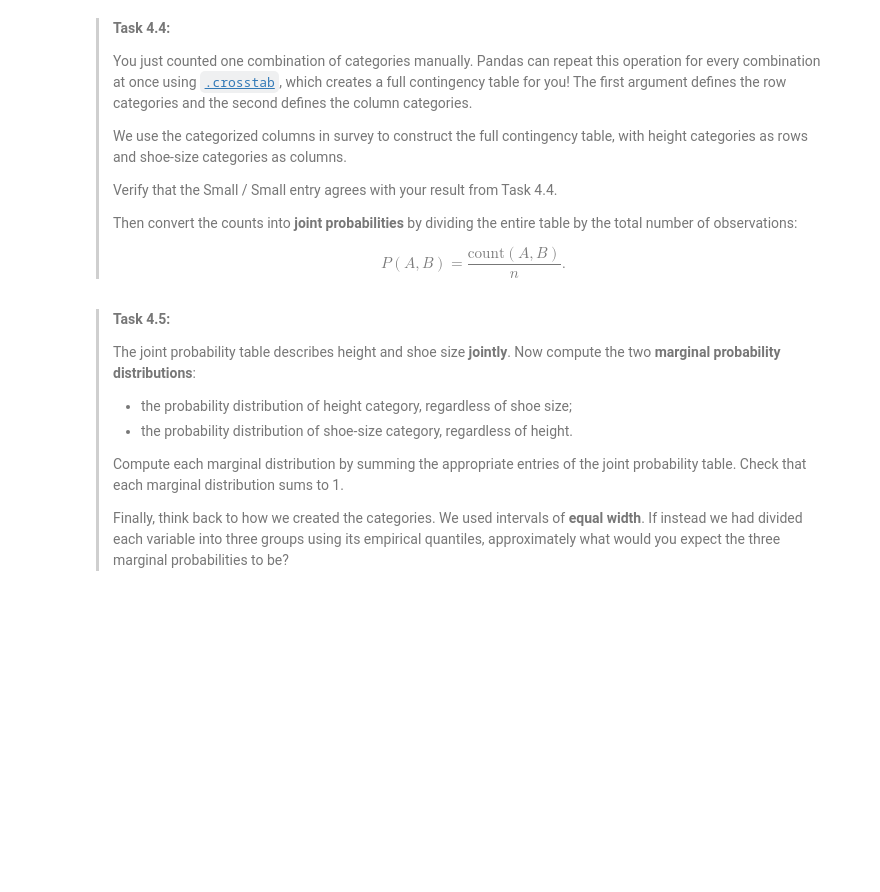
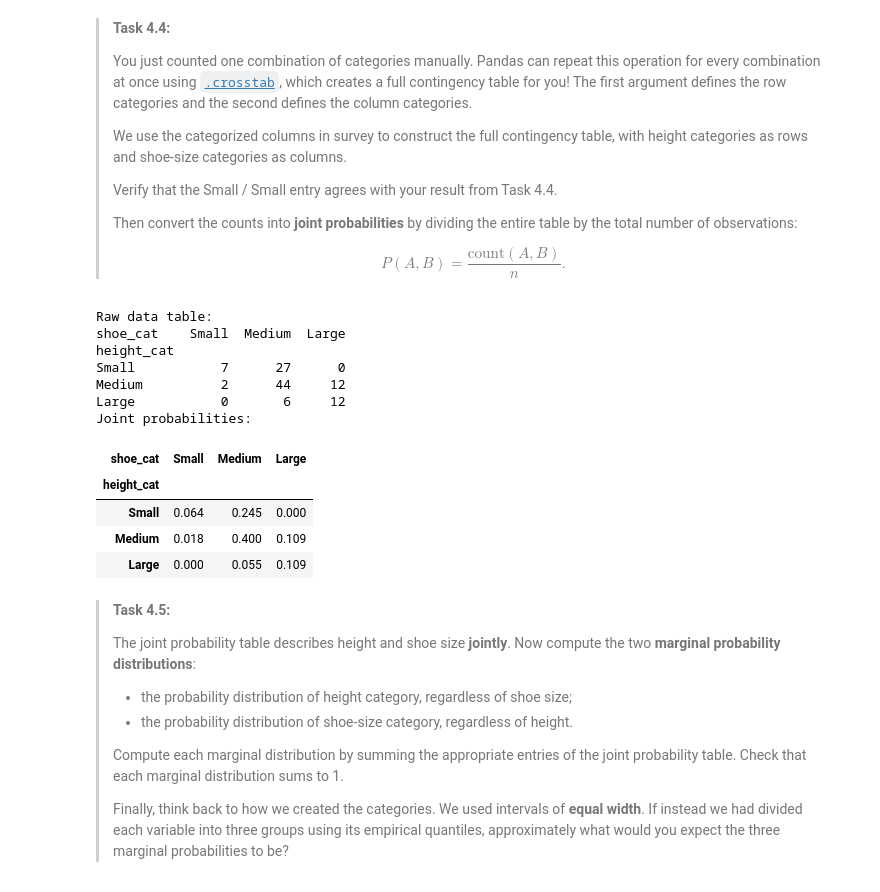
Before and after one commit to Robinjovl/Workshop1.4, a Jupyter notebook: WS1_4_Fit_happens.ipynb, the cells around one changed output. Saved outputs shown, nothing was run; the diff lists cells and outputs as text; code cells hidden in the pictures; blank space fills up the shorter version.

```diff
--- a/WS1_4_Fit_happens.ipynb
+++ b/WS1_4_Fit_happens.ipynb
@@ -221,7 +251,7 @@ survey[['height_cm', 'shoe_size']].describe()
 >
 # %%
 ### YOUR CODE HERE
-### inspect the smallest values of survey['shoe_size'] and clean the dataframe
+survey = survey[survey['shoe_size'] >= 30]
 # %% [markdown]
 We want to turn both continuous variables into three categories: **Small**, **Medium**, and **Large**.
 
@@ -276,5 +315,6 @@ survey[['height_cm', 'height_cat', 'shoe_size', 'shoe_cat']].head()
 >Use Boolean indexing to count the observations satisfying both conditions. tore the result as `n_small_small`.
 >
 # %%
-n_small_small = ### YOUR CODE HERE
+n_small_small = np.where((survey['height_cat'] == 'Small') & (survey['shoe_cat'] == 'Small'))
+n_small_small = len(n_small_small[0])  # Count the number of occurrences
 print(n_small_small)
@@ -295,21 +337,34 @@ print(n_small_small)
 # %%
 # Count every combination of height and shoe-size category
 counts = pd.crosstab(
     survey['height_cat'],
     survey['shoe_cat']
 )
 
 print("Raw data table:")
 print(counts)
 
 # Check one entry against the count you calculated manually in Task 4.4
 assert counts.loc['Small', 'Small'] == n_small_small
 
 # Convert counts to joint probabilities
-joint = ### YOUR CODE HERE
+joint = counts / counts.values.sum()
 
 print("Joint probabilities:")
 joint.round(3)
+# %% [output]
+Raw data table:
+shoe_cat    Small  Medium  Large
+height_cat
+Small           7      27      0
+Medium          2      44     12
+Large           0       6     12
+Joint probabilities:
+| shoe_cat | Small | Medium | Large |
+| height_cat |  |  |  |
+| Small | 0.064 | 0.245 | 0.000 |
+| Medium | 0.018 | 0.400 | 0.109 |
+| Large | 0.000 | 0.055 | 0.109 |
 # %% [markdown]
 >**Task 4.5:**
 >
```
Also changed, not shown: parts of 9 cells of this notebook, 1 other file.
